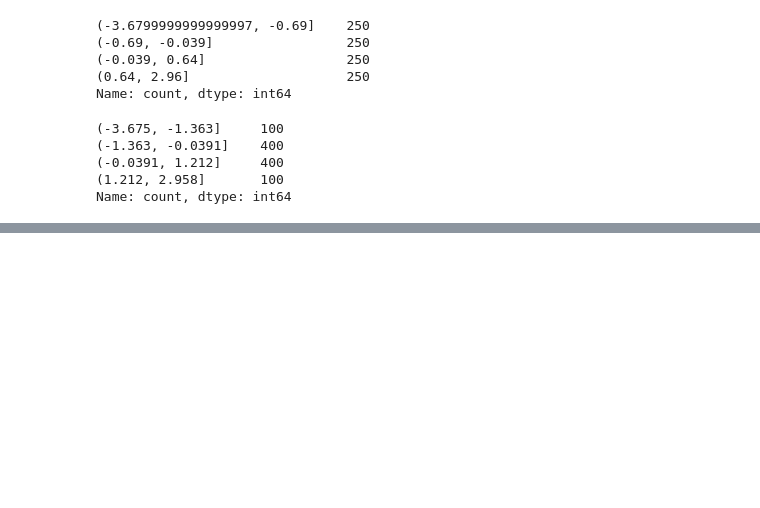
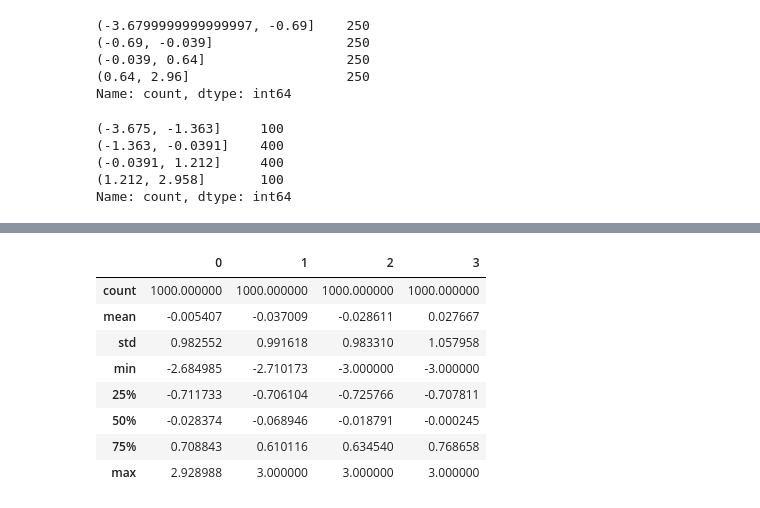
Before and after one commit to MottuqeBrid/learn-DA, a Jupyter notebook: 7 Data Cleaning and Preparation.ipynb, the cells around one changed output, grey strips where cells are left out. Drawn from its saved outputs; the diff is of its cells as text; code cells hidden in the pictures; blank space fills up the shorter version.

```diff
--- a/7 Data Cleaning and Preparation.ipynb
+++ b/7 Data Cleaning and Preparation.ipynb
@@ -549,0 +590,13 @@ Name: count, dtype: int64
+# %%
+data[data.abs() > 3] = np.sign(data) * 3
+data.describe()
+# %% [output]
+|  | 0 | 1 | 2 | 3 |
+| count | 1000.000000 | 1000.000000 | 1000.000000 | 1000.000000 |
+| mean | -0.005407 | -0.037009 | -0.028611 | 0.027667 |
+| std | 0.982552 | 0.991618 | 0.983310 | 1.057958 |
+| min | -2.684985 | -2.710173 | -3.000000 | -3.000000 |
+| 25% | -0.711733 | -0.706104 | -0.725766 | -0.707811 |
+| 50% | -0.028374 | -0.068946 | -0.018791 | -0.000245 |
+| 75% | 0.708843 | 0.610116 | 0.634540 | 0.768658 |
+| max | 2.928988 | 3.000000 | 3.000000 | 3.000000 |
```
Also changed, not shown: parts of 5 cells of this notebook.
